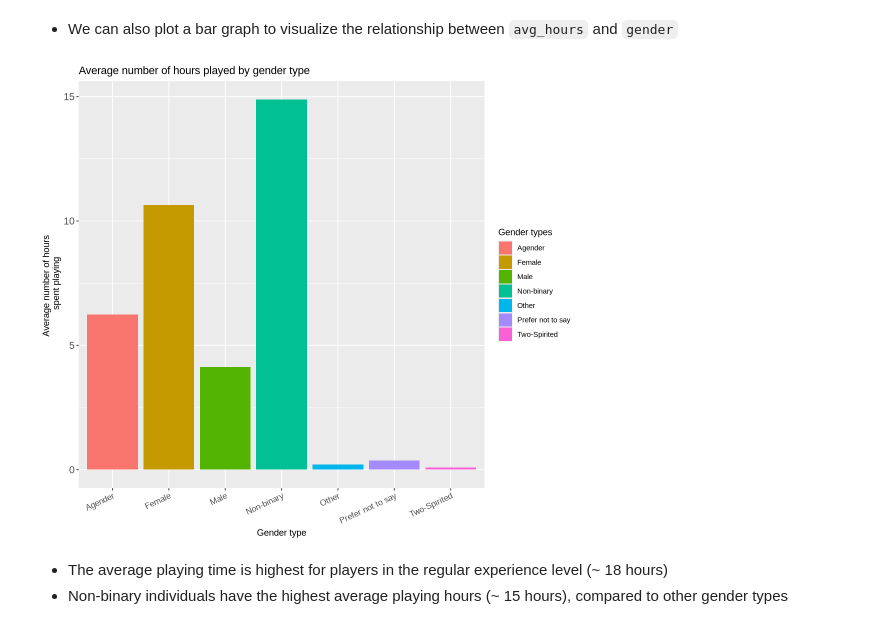
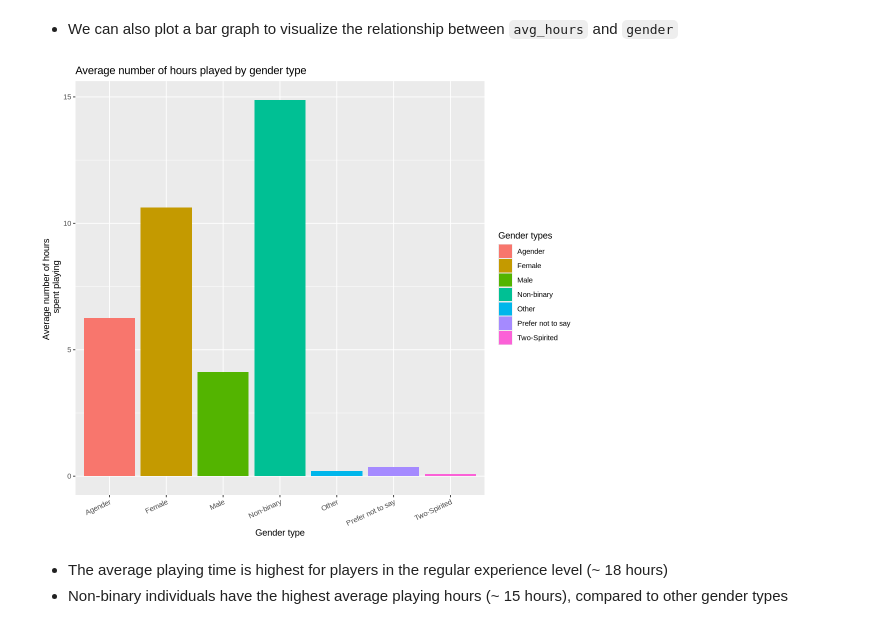
Before and after one commit to puneetarora22/IndividualProjectDSCI100_Puneet_Arora, a Jupyter notebook: IndividualProject.ipynb, the cells around one changed output. Drawn from its saved outputs; the diff is of its cells as text; code cells hidden in the pictures.

```diff
--- a/IndividualProject.ipynb
+++ b/IndividualProject.ipynb
@@ -169,20 +231,19 @@ experience_bargraph
 # %%
 options(repr.plot.height = 8, repr.plot.width = 9)
 gender_bargraph <- players_select|>
                     group_by(gender)|>
                     summarise(avg_hours = mean(played_hours))|>
                     ggplot(aes(x = gender, y = avg_hours, fill = gender))+
                     geom_bar(stat = "identity")+
-                    theme(axis.text.x = element_text(angle = 25, hjust = 1, size = 10),
-                          axis.text.y = element_text(size = 12))+
+                    theme(axis.text.x = element_text(angle = 25, hjust = 1))+
                     labs(x = "Gender type",
                          y = "Average number of hours \n spent playing",
                          fill = "Gender types")+
                     ggtitle("Average number of hours played by gender type")
 
 gender_bargraph
 # %% [output]
-[figure, old version]
+[figure, new version]
 # %% [markdown]
 - The average playing time is highest for players in the regular experience level (~ 18 hours)
 - Non-binary individuals have the highest average playing hours (~ 15 hours), compared to other gender types
```
Also changed, not shown: parts of 6 cells of this notebook.
